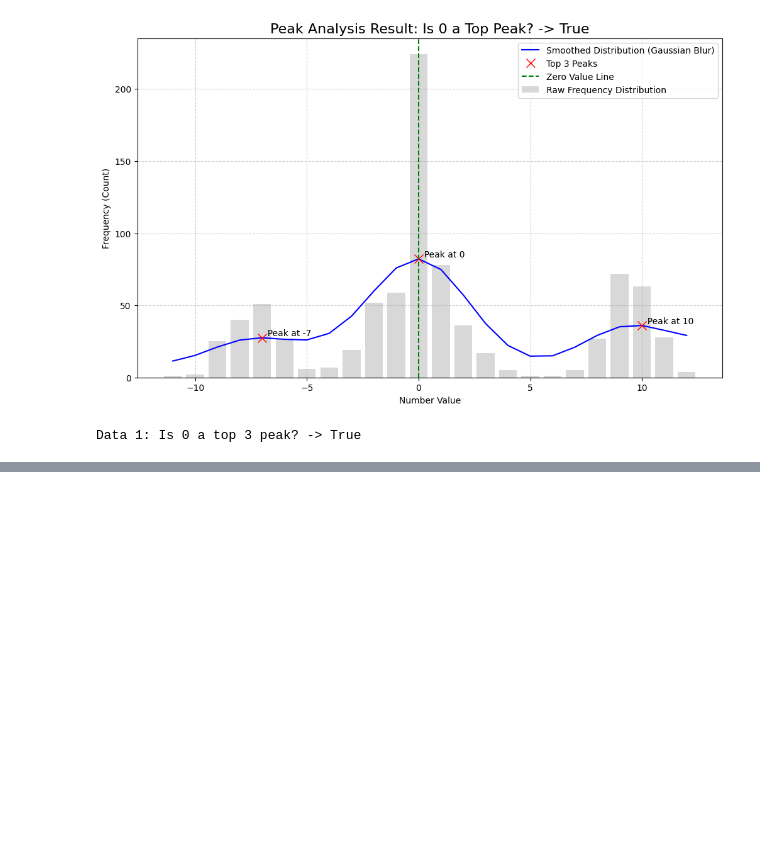
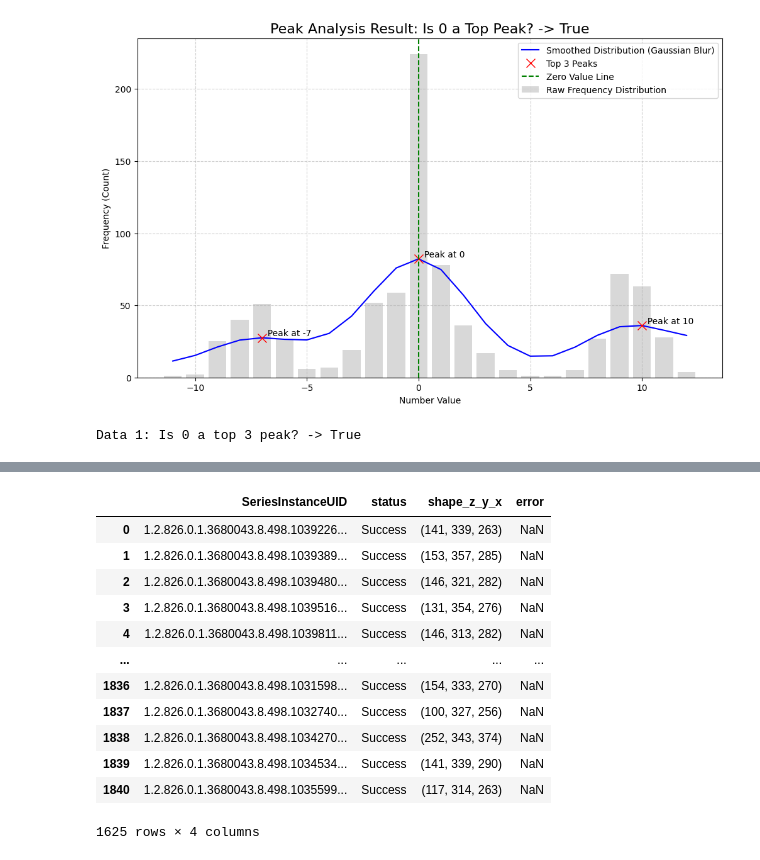
Before and after one commit to BhaveshSolanki32/Aneurysm_detection, a Jupyter notebook: test.ipynb, the cells around one changed output, grey strips where cells are left out. Cells and saved outputs as stored; diff of their text form; code cells hidden in the pictures; blank space fills up the shorter version.

```diff
--- a/test.ipynb
+++ b/test.ipynb
@@ -1991,3 +1991,6 @@ def is_zero_a_top_peak(data, sigma=7, prominence=1, num_peaks=3, tolerance=50):
     result = any(abs(val) <= tolerance for val in top_peak_values)
 
     return result
+# %%
+df_out = pd.read_csv('processed_data_v2\preprocessing_log_1.csv')
+df_out['error'].value_counts()
@@ -1993,0 +2023,16 @@ def is_zero_a_top_peak(data, sigma=7, prominence=1, num_peaks=3, tolerance=50):
+# %%
+df_out[(df_out['status']!='Failed')]
+# %% [output]
+|  | SeriesInstanceUID | status | shape_z_y_x | error |
+| 0 | 1.2.826.0.1.3680043.8.498.1039226... | Success | (141, 339, 263) | NaN |
+| 1 | 1.2.826.0.1.3680043.8.498.1039389... | Success | (153, 357, 285) | NaN |
+| 2 | 1.2.826.0.1.3680043.8.498.1039480... | Success | (146, 321, 282) | NaN |
+| 3 | 1.2.826.0.1.3680043.8.498.1039516... | Success | (131, 354, 276) | NaN |
+| 4 | 1.2.826.0.1.3680043.8.498.1039811... | Success | (146, 313, 282) | NaN |
+| ... | ... | ... | ... | ... |
+| 1836 | 1.2.826.0.1.3680043.8.498.1031598... | Success | (154, 333, 270) | NaN |
+| 1837 | 1.2.826.0.1.3680043.8.498.1032740... | Success | (100, 327, 256) | NaN |
+| 1838 | 1.2.826.0.1.3680043.8.498.1034270... | Success | (252, 343, 374) | NaN |
+| 1839 | 1.2.826.0.1.3680043.8.498.1034534... | Success | (141, 339, 290) | NaN |
+| 1840 | 1.2.826.0.1.3680043.8.498.1035599... | Success | (117, 314, 263) | NaN |
+1625 rows × 4 columns
```
Also changed, not shown: parts of 6 cells of this notebook, 1 other file.
